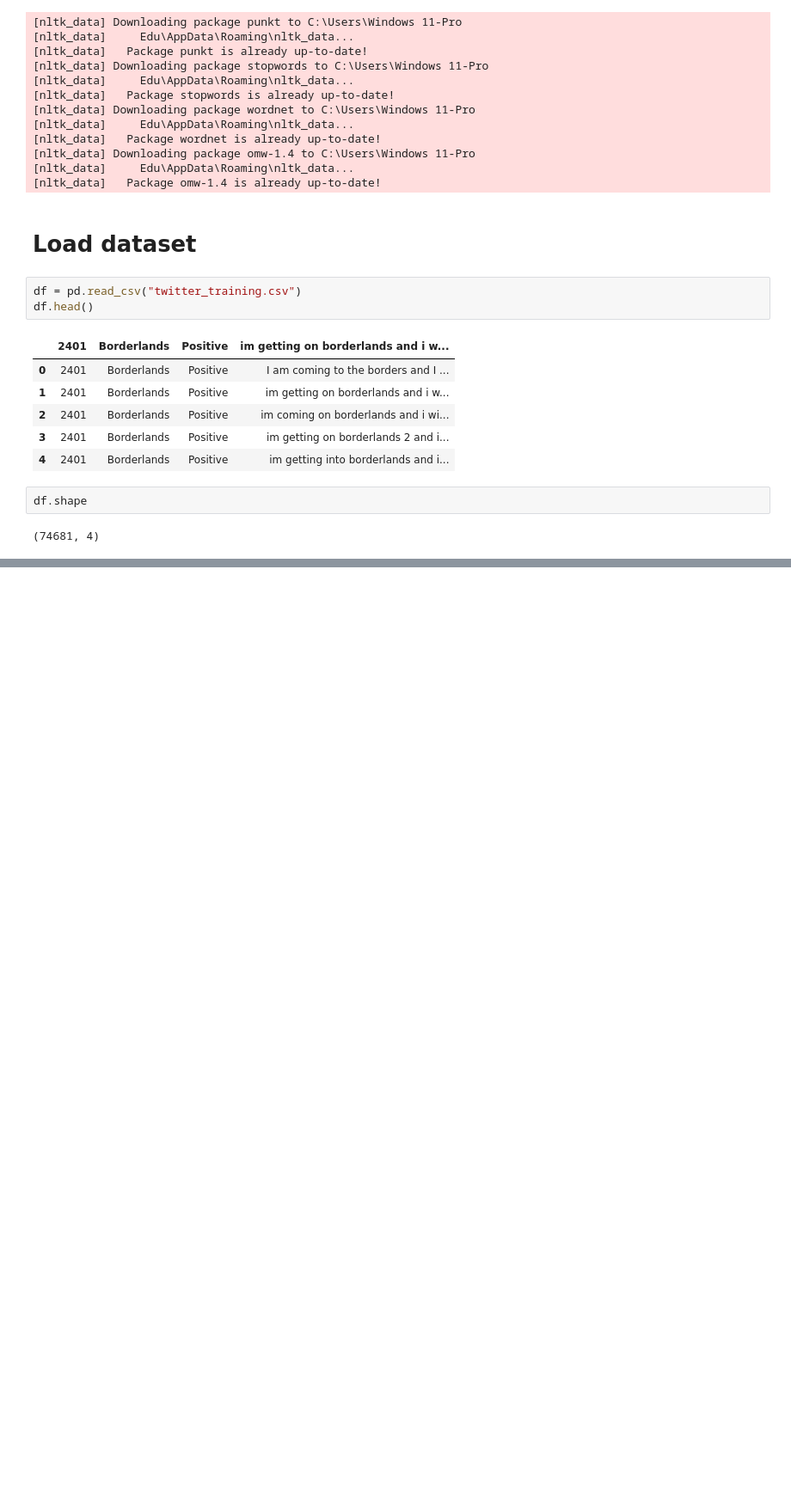
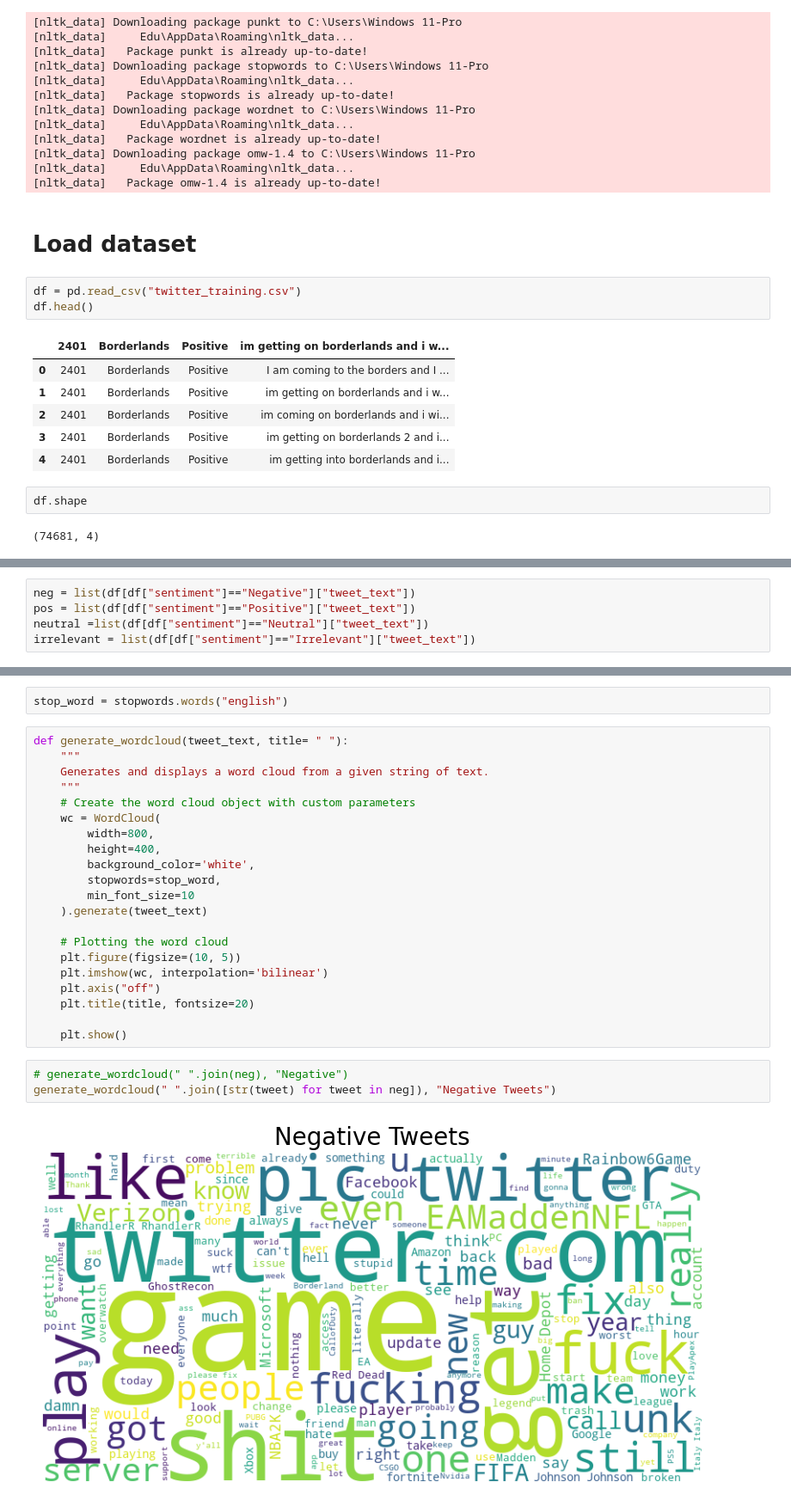
Before and after one commit to eshat69/tweet-mining-sentiment-analysis, a Jupyter notebook: tweet_mining.ipynb, the cells around one changed output, grey strips where cells are left out. Shown at 86% size. Cells and saved outputs as stored; diff of their text form; blank space fills up the shorter version.

```diff
--- a/tweet_mining.ipynb
+++ b/tweet_mining.ipynb
@@ -124,0 +164,5 @@ dtype: int64
+# %%
+neg = list(df[df["sentiment"]=="Negative"]["tweet_text"])
+pos = list(df[df["sentiment"]=="Positive"]["tweet_text"])
+neutral =list(df[df["sentiment"]=="Neutral"]["tweet_text"])
+irrelevant = list(df[df["sentiment"]=="Irrelevant"]["tweet_text"])
@@ -124,0 +171,28 @@ dtype: int64
+# %%
+stop_word = stopwords.words("english")
+# %%
+def generate_wordcloud(tweet_text, title= " "):
+    """
+    Generates and displays a word cloud from a given string of text.
+    """
+    # Create the word cloud object with custom parameters
+    wc = WordCloud(
+        width=800,
+        height=400,
+        background_color='white',
+        stopwords=stop_word,
+        min_font_size=10
+    ).generate(tweet_text)
+
+    # Plotting the word cloud
+    plt.figure(figsize=(10, 5))
+    plt.imshow(wc, interpolation='bilinear')
+    plt.axis("off")
+    plt.title(title, fontsize=20)
+
+    plt.show()
+# %%
+# generate_wordcloud(" ".join(neg), "Negative")
+generate_wordcloud(" ".join([str(tweet) for tweet in neg]), "Negative Tweets")
+# %% [output]
+[figure, added]
```
Also changed, not shown: parts of 83 cells of this notebook, 6 other files.
